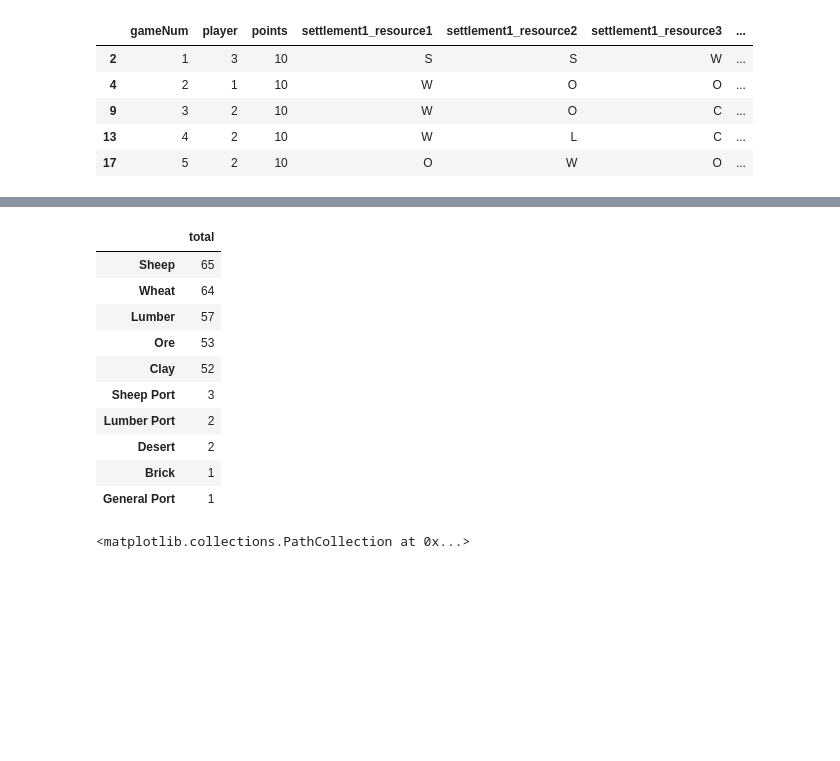
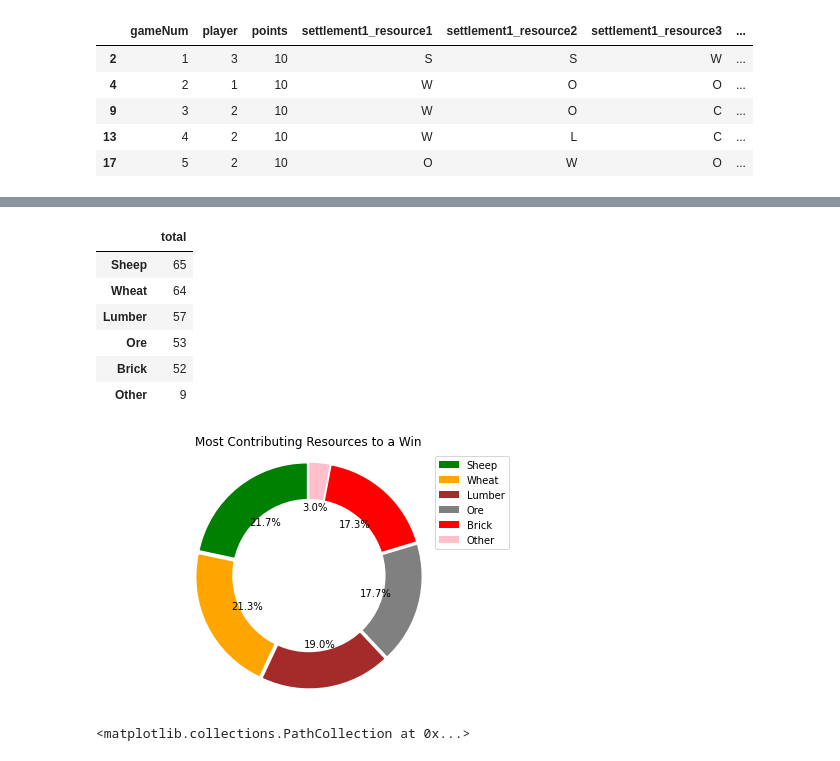
Before and after one commit to okwan91/catanstrategy, a Jupyter notebook: notebooks/Sandbox.ipynb, the cells around one changed output, grey strips where cells are left out. Saved outputs shown, nothing was run; the diff lists cells and outputs as text; code cells hidden in the pictures; blank space fills up the shorter version.

Commit message:
graphs and more coding work

```diff
--- a/notebooks/Sandbox.ipynb
+++ b/notebooks/Sandbox.ipynb
@@ -62,20 +54,37 @@ winnings.head()
 # %%
-
 resources = winnings.iloc[:, list(range(3,9))]
 resources_totals = pd.DataFrame(resources.stack().value_counts(),columns = ['total'])
-resources_totals.rename(index = {'S': 'Sheep','W':'Wheat','L':'Lumber','O':'Ore','C':'Clay','2S':'Sheep Port','2L':'Lumber Port','D':'Desert','B':'Brick','3G':'General Port'})
+other = resources_totals[resources_totals['total'] < 50].sum()
+resources_totals.loc['Other'] = other
+resources_totals.rename(index = {'S': 'Sheep','W':'Wheat','L':'Lumber','O':'Ore','C':'Brick','2S':'Sheep Port','2L':'Lumber Port','D':'Desert','B':'Brick','3G':'General Port'}, inplace = True)
+resources_totals = resources_totals[resources_totals.total >= 9]
+resources_totals
 # %% [output]
 |  | total |
 | Sheep | 65 |
 | Wheat | 64 |
 | Lumber | 57 |
 | Ore | 53 |
-| Clay | 52 |
-| Sheep Port | 3 |
-| Lumber Port | 2 |
-| Desert | 2 |
-| Brick | 1 |
-| General Port | 1 |
+| Brick | 52 |
+| Other | 9 |
+# %%
+labels = resources_totals.index
+f, ax = plt.subplots()
+colors = ['green','orange','brown','grey','red','pink']
+explode = [.03, .03, .03, .03,.03, .03]
+ax.pie(x = resources_totals.total, colors = colors, explode = explode, autopct='%1.1f%%', startangle=90)
+
+centre_circle = plt.Circle((0,0),0.70,fc='white')
+
+fig = plt.gcf()
+fig.gca().add_artist(centre_circle)
+ax.axis('equal')
+plt.legend(labels)
+plt.title('Most Contributing Resources to a Win')
+plt.tight_layout()
+plt.savefig('Resources.png')
+# %% [output]
+[figure, added]
 # %%
 plt.scatter(winnings['gameNum'], winnings['player'])
 # %% [output]
```
Also changed, not shown: parts of 18 cells of this notebook, 3 other files.
